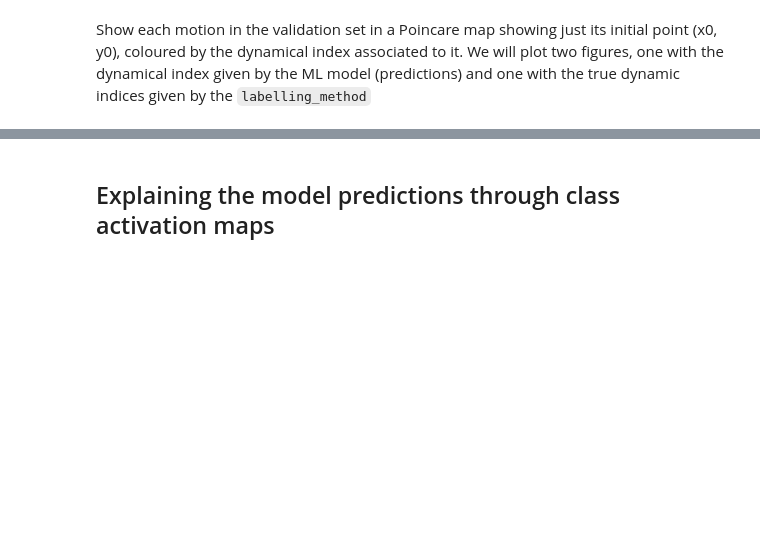
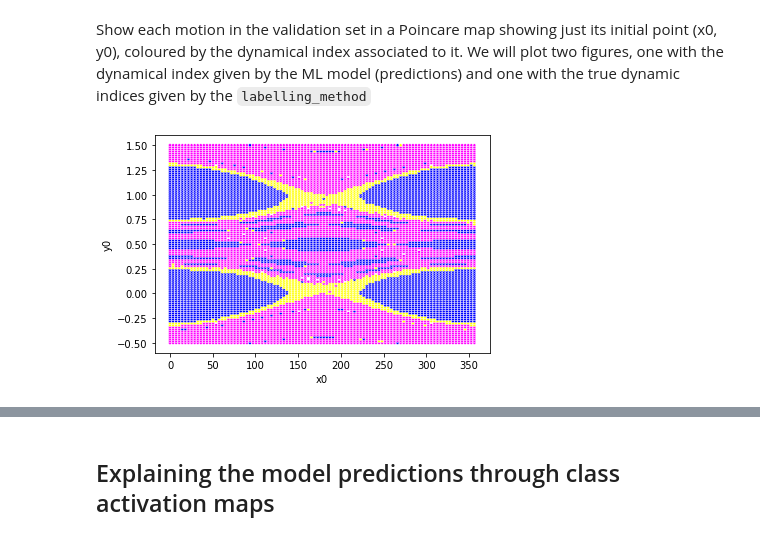
Before and after one commit to vrodriguezf/mlchaos, a Jupyter notebook: nbs/_motion_classification_time_series.ipynb, the cells around one changed output, grey strips where cells are left out. Saved outputs shown, nothing was run; the diff lists cells and outputs as text; code cells hidden in the pictures; blank space fills up the shorter version.

```diff
--- a/nbs/_motion_classification_time_series.ipynb
+++ b/nbs/_motion_classification_time_series.ipynb
@@ -269,13 +356,15 @@ Show each motion in the validation set in a Poincare map showing just its initia
 # %%
 ml_map = show_labelled_ic_map(interp.inputs,
                     [dls.tfms[1].decode(y) for y in interp.decoded],
                     legend=None,
                     palette=dict(
                         chaotic='yellow',
                         librational='blue',
                         rotational='magenta'))
-log_plt_as_wandb_img('ML map ({wandb.config.val_ds})')
+log_plt_as_wandb_img(f'ML map ({wandb.config.val_ds})')
 # wandb.log({f'ML map ({wandb.config.val_ds})': ml_map.figure}) # Glitchy: https://github.com/mpld3/mpld3/issues/479
+# %% [output]
+[figure, added]
 # %%
 true_map = show_labelled_ic_map(interp.inputs,
                     [dls.tfms[1].decode(y) for y in interp.targs],
```
Also changed, not shown: parts of 38 cells of this notebook, 6 other files.
